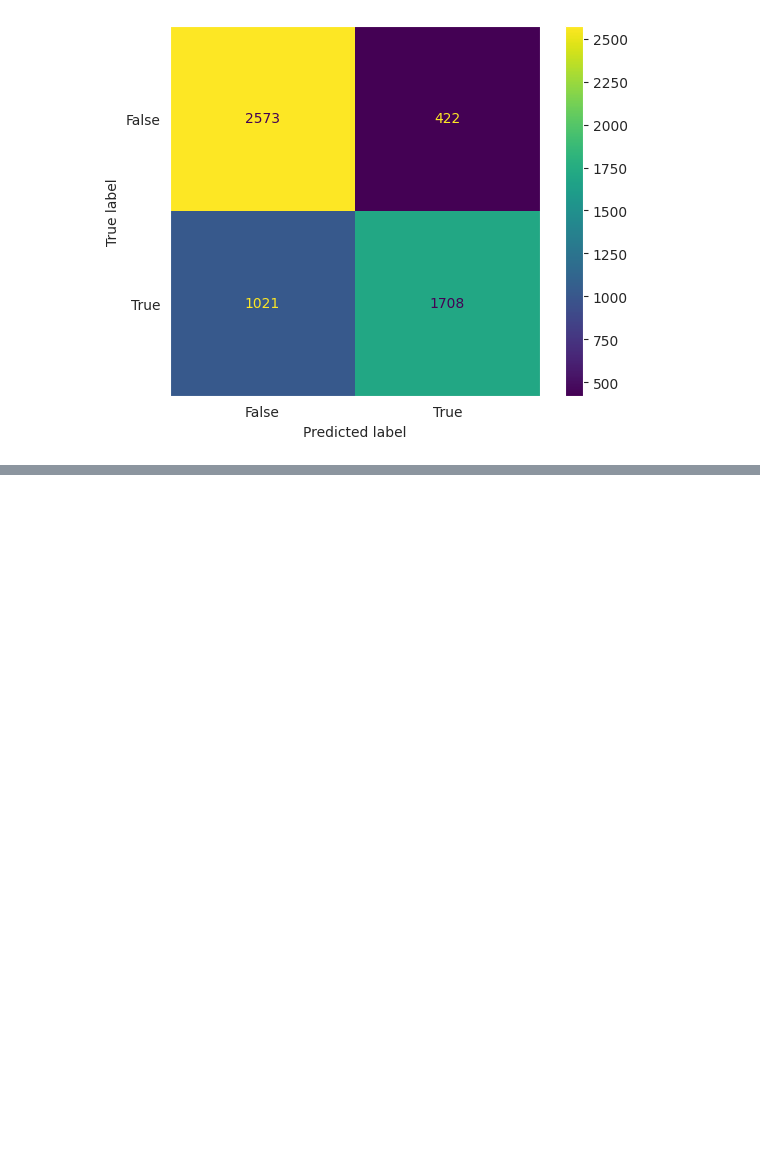
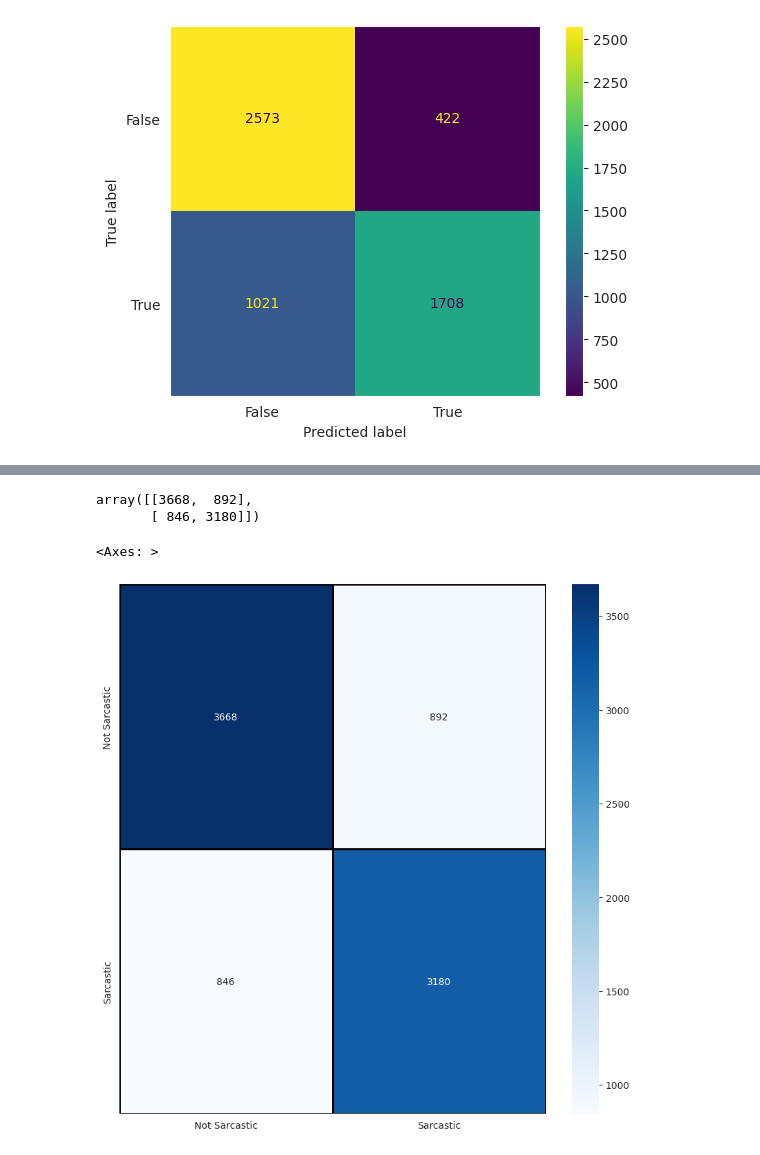
Before and after one commit to StephenJP14/Sarcasm-Detection-Models, a Jupyter notebook: Sarcasm_Detection (3).ipynb, the cells around one changed output, grey strips where cells are left out. Saved outputs shown, nothing was run; the diff lists cells and outputs as text; code cells hidden in the pictures; blank space fills up the shorter version.

```diff
--- a/Sarcasm_Detection (2).ipynb
+++ b/Sarcasm_Detection (3).ipynb
@@ -336,0 +503,8 @@ plt.show()
+# %%
+# pred = model.predict_classes(x_test)
+# pred[:5]
+pred_probabilities = model.predict(x_test)
+pred_classes = np.where(pred_probabilities > 0.5, 1,0)
+pred_classes[:5]
+# classes_x
+# predict_x
@@ -336,0 +518,13 @@ plt.show()
+# %%
+cm = confusion_matrix(y_test, pred_classes)
+cm
+# %% [output]
+array([[3668,  892],
+       [ 846, 3180]])
+# %%
+cm = pd.DataFrame(cm , index = ['Not Sarcastic','Sarcastic'] , columns = ['Not Sarcastic','Sarcastic'])
+plt.figure(figsize = (10,10))
+sns.heatmap(cm,cmap= "Blues", linecolor = 'black' , linewidth = 1 , annot = True, fmt='' , xticklabels = ['Not Sarcastic','Sarcastic'] , yticklabels = ['Not Sarcastic','Sarcastic'])
+# %% [output]
+<Axes: >
+[figure, added]
```
Also changed, not shown: parts of 20 cells of this notebook.
